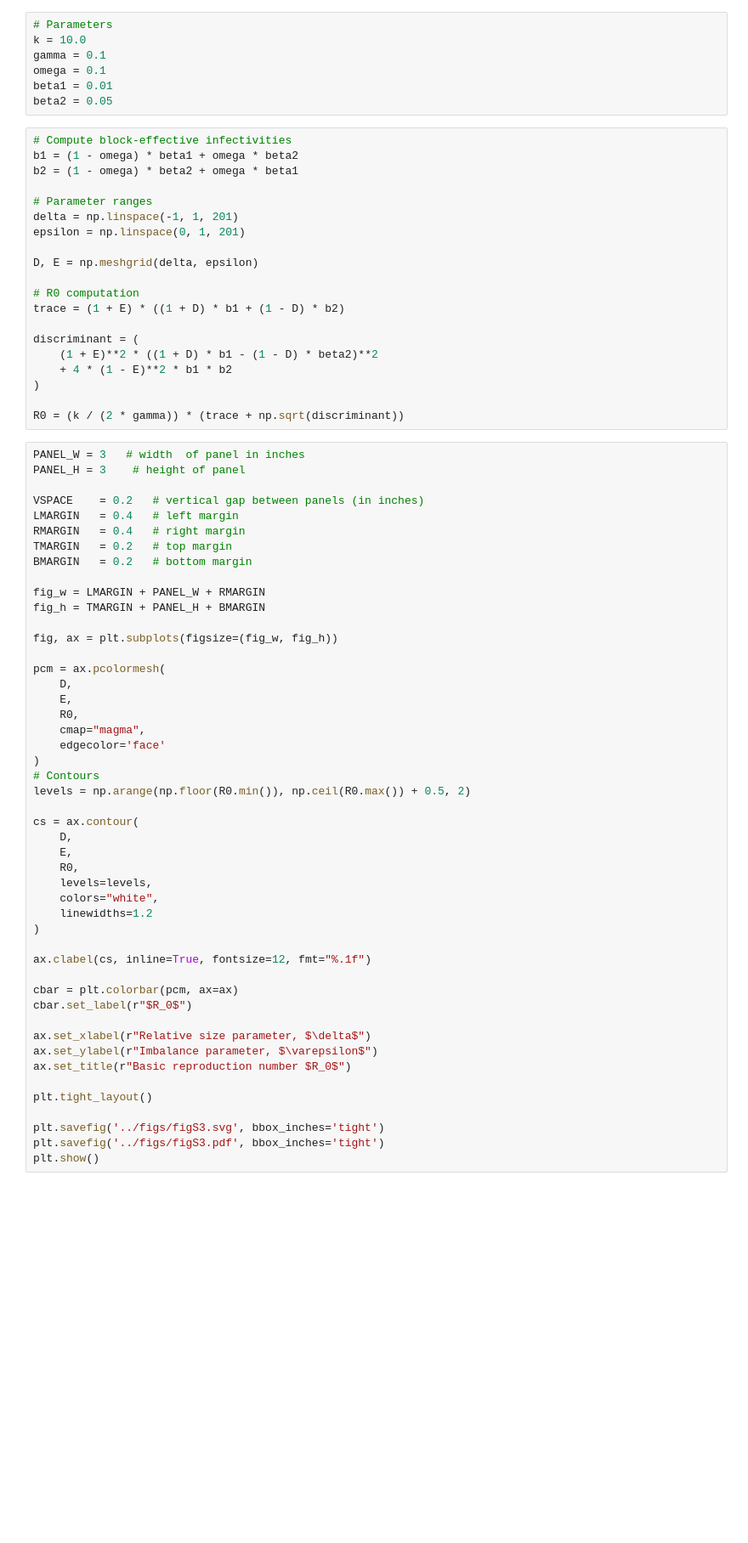
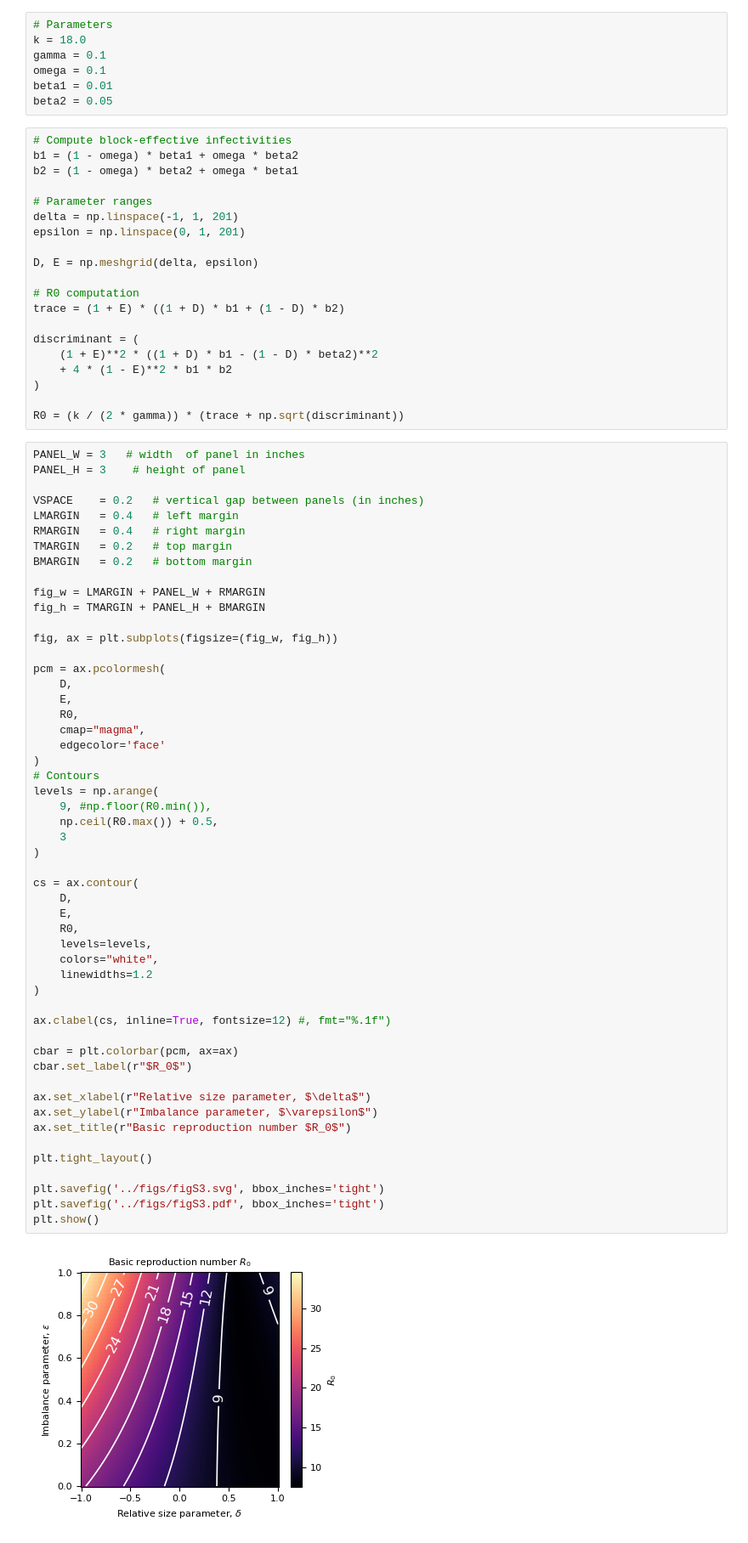
Before and after one commit to kaiser-dan/heterogeneous-infection-kernels, a Jupyter notebook: fig-scripts/plot_figS3.ipynb, the cells around one changed output. Shown at 85% size. Drawn from its saved outputs; the diff is of its cells as text; blank space fills up the shorter version.

```diff
--- a/fig-scripts/plot_figS3.ipynb
+++ b/fig-scripts/plot_figS3.ipynb
@@ -8,7 +8,7 @@ fs.set_colors()
 fs.set_fonts()
 # %%
 # Parameters
-k = 10.0
+k = 18.0
 gamma = 0.1
 omega = 0.1
 beta1 = 0.01
@@ -52,32 +52,38 @@ pcm = ax.pcolormesh(
     D,
     E,
     R0,
     cmap="magma",
     edgecolor='face'
 )
 # Contours
-levels = np.arange(np.floor(R0.min()), np.ceil(R0.max()) + 0.5, 2)
+levels = np.arange(
+    9, #np.floor(R0.min()),
+    np.ceil(R0.max()) + 0.5,
+    3
+)
 
 cs = ax.contour(
     D,
     E,
     R0,
     levels=levels,
     colors="white",
     linewidths=1.2
 )
 
-ax.clabel(cs, inline=True, fontsize=12, fmt="%.1f")
+ax.clabel(cs, inline=True, fontsize=12) #, fmt="%.1f")
 
 cbar = plt.colorbar(pcm, ax=ax)
 cbar.set_label(r"$R_0$")
 
 ax.set_xlabel(r"Relative size parameter, $\delta$")
 ax.set_ylabel(r"Imbalance parameter, $\varepsilon$")
 ax.set_title(r"Basic reproduction number $R_0$")
 
 plt.tight_layout()
 
 plt.savefig('../figs/figS3.svg', bbox_inches='tight')
 plt.savefig('../figs/figS3.pdf', bbox_inches='tight')
 plt.show()
+# %% [output]
+[figure, added]
```
Also changed, not shown: 2 other files.
